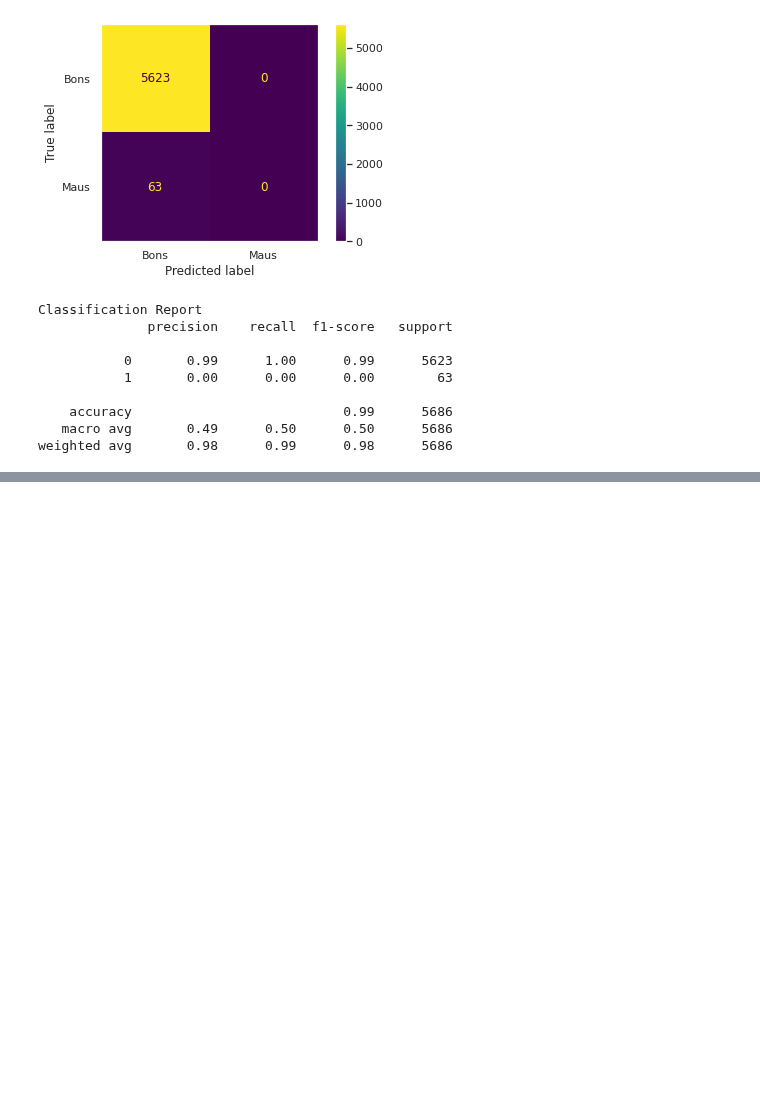
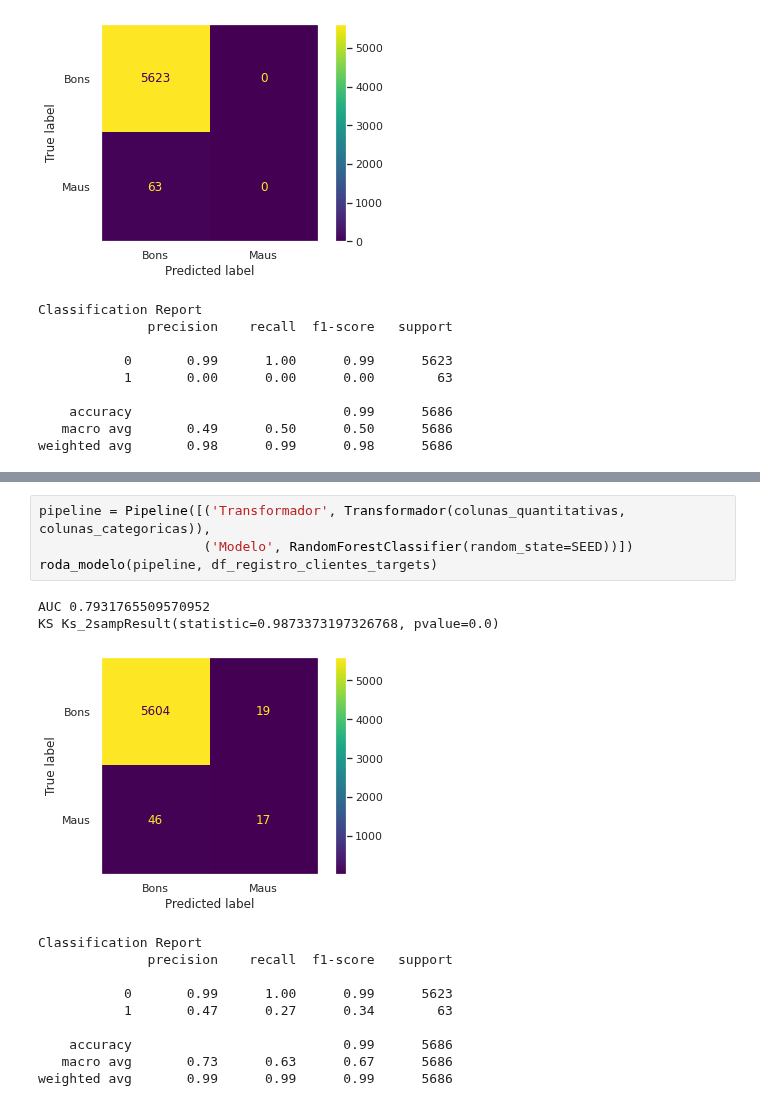
Before and after one commit to VitorFRodrigues/Data-Science-Bootcamp, a Jupyter notebook: Modulo06/Bootcamp_Datascience.ipynb, the cells around one changed output, grey strips where cells are left out. Cells and saved outputs as stored; diff of their text form; blank space fills up the shorter version.

```diff
--- a/Modulo06/Bootcamp_Datascience.ipynb
+++ b/Modulo06/Bootcamp_Datascience.ipynb
@@ -931,0 +971,17 @@ weighted avg       0.98      0.99      0.98      5686
+# %%
+pipeline = Pipeline([('Transformador', Transformador(colunas_quantitativas, colunas_categoricas)),
+                     ('Modelo', RandomForestClassifier(random_state=SEED))])
+roda_modelo(pipeline, df_registro_clientes_targets)
+# %% [output]
+AUC 0.7931765509570952
+KS Ks_2sampResult(statistic=0.9873373197326768, pvalue=0.0)
+[figure, added]
+Classification Report
+              precision    recall  f1-score   support
+
+           0       0.99      1.00      0.99      5623
+           1       0.47      0.27      0.34        63
+
+    accuracy                           0.99      5686
+   macro avg       0.73      0.63      0.67      5686
+weighted avg       0.99      0.99      0.99      5686
```
Also changed, not shown: parts of 16 cells of this notebook.
